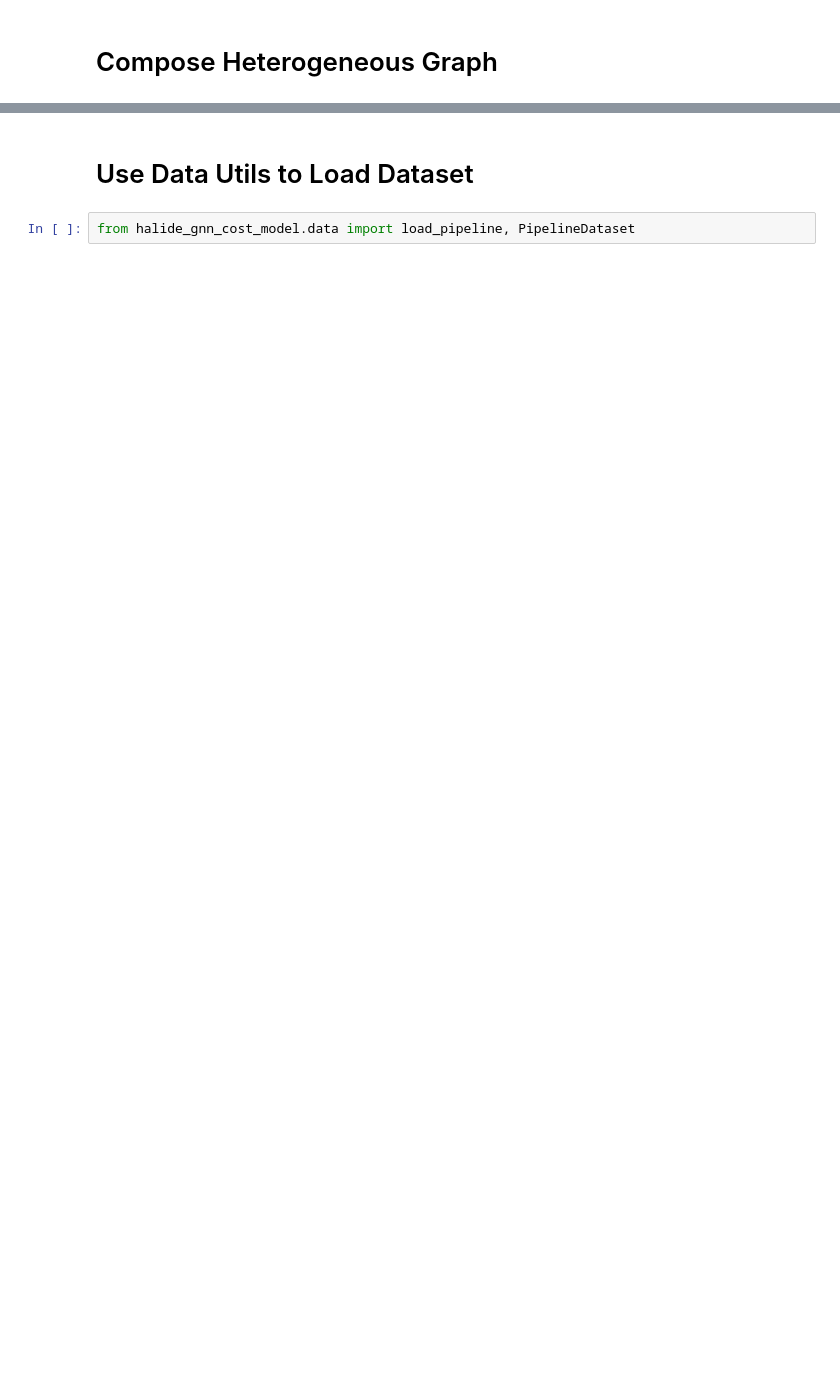
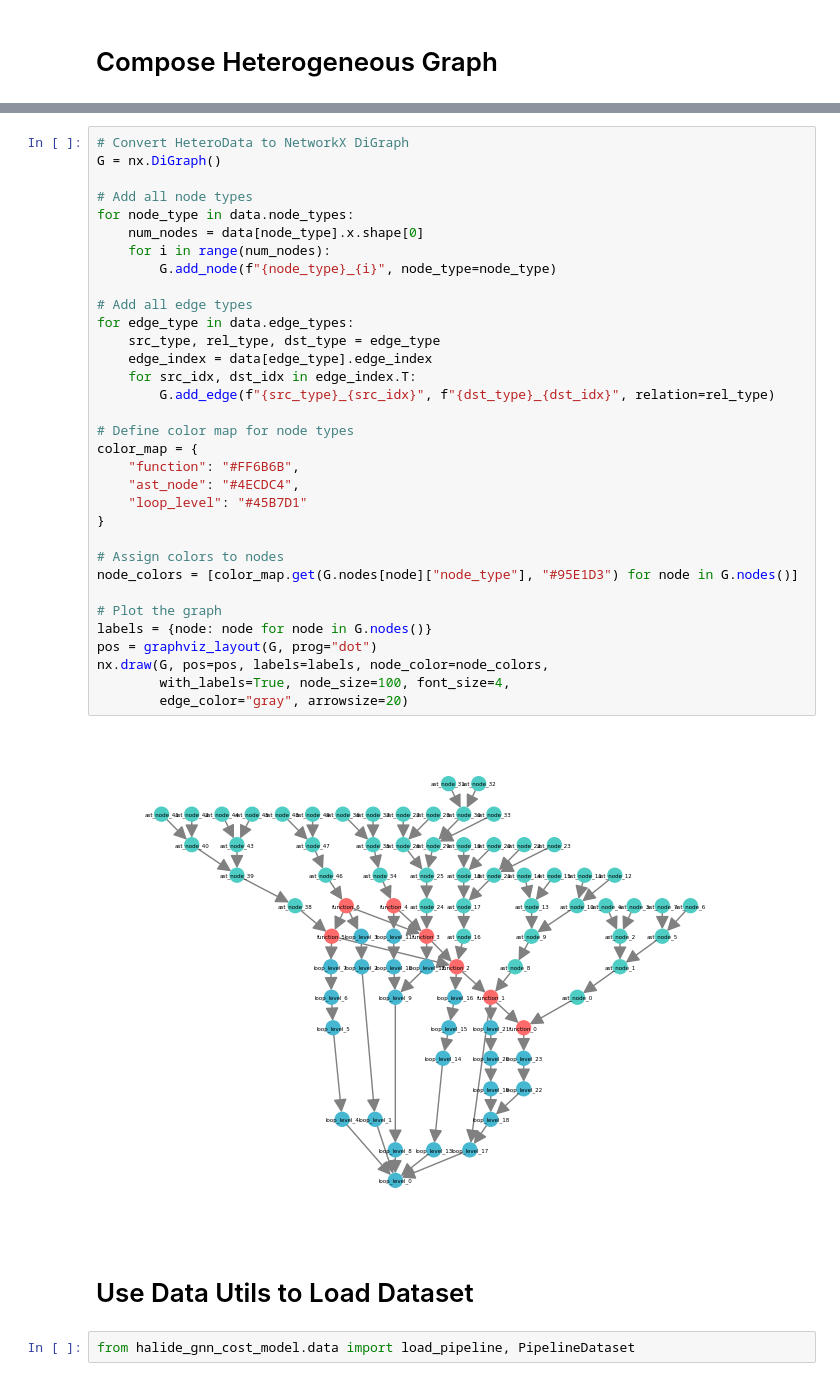
Before and after one commit to fangjunzhou/halide-gnn-cost-model, a Jupyter notebook: notebooks/dataset_playground.ipynb, the cells around one changed output, grey strips where cells are left out. Saved outputs shown, nothing was run; the diff lists cells and outputs as text; blank space fills up the shorter version.

```diff
--- a/notebooks/dataset_playground.ipynb
+++ b/notebooks/dataset_playground.ipynb
@@ -183,4 +202,39 @@ HeteroData(
 )
+# %%
+# Convert HeteroData to NetworkX DiGraph
+G = nx.DiGraph()
+
+# Add all node types
+for node_type in data.node_types:
+    num_nodes = data[node_type].x.shape[0]
+    for i in range(num_nodes):
+        G.add_node(f"{node_type}_{i}", node_type=node_type)
+
+# Add all edge types
+for edge_type in data.edge_types:
+    src_type, rel_type, dst_type = edge_type
+    edge_index = data[edge_type].edge_index
+    for src_idx, dst_idx in edge_index.T:
+        G.add_edge(f"{src_type}_{src_idx}", f"{dst_type}_{dst_idx}", relation=rel_type)
+
+# Define color map for node types
+color_map = {
+    "function": "#FF6B6B",
+    "ast_node": "#4ECDC4",
+    "loop_level": "#45B7D1"
+}
+
+# Assign colors to nodes
+node_colors = [color_map.get(G.nodes[node]["node_type"], "#95E1D3") for node in G.nodes()]
+
+# Plot the graph
+labels = {node: node for node in G.nodes()}
+pos = graphviz_layout(G, prog="dot")
+nx.draw(G, pos=pos, labels=labels, node_color=node_colors,
+        with_labels=True, node_size=100, font_size=4,
+        edge_color="gray", arrowsize=20)
+# %% [output]
+[figure, added]
 # %% [markdown]
 # Use Data Utils to Load Dataset
 # %%
```
Also changed, not shown: parts of 14 cells of this notebook, 4 other files.
